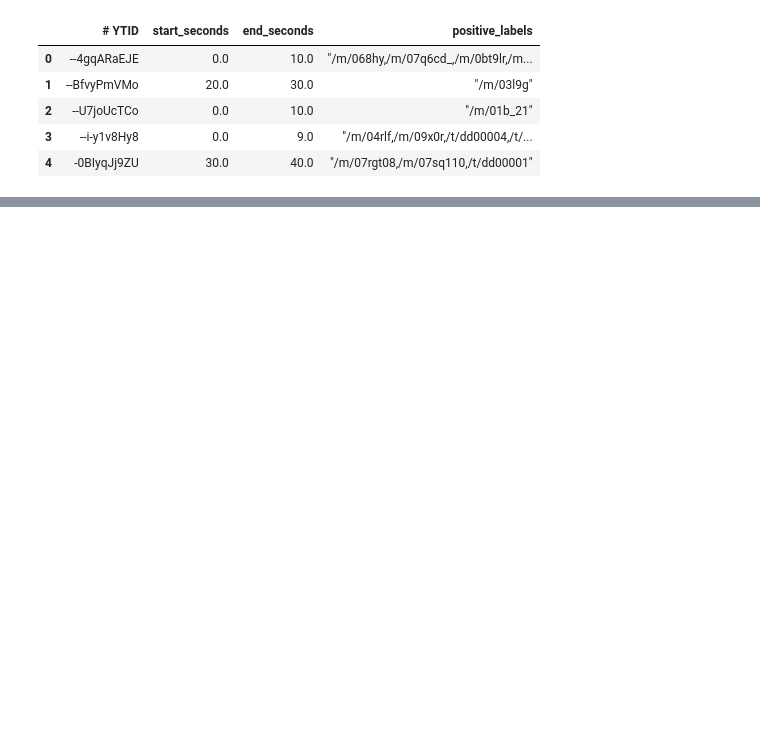
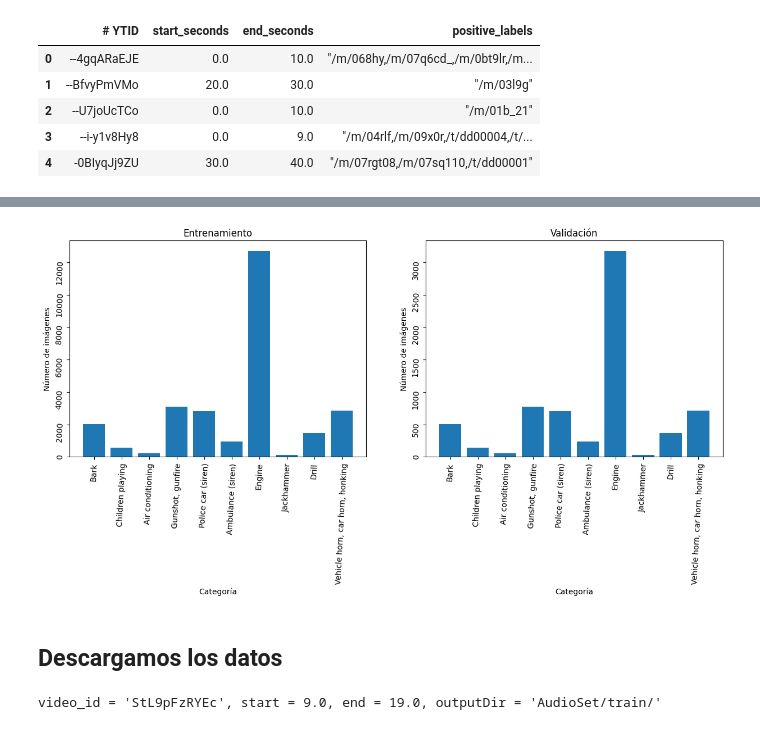
Before and after one commit to Qweryedu/Aprendizaje-Profundo, a Jupyter notebook: Proyecto/Exploracion.ipynb, the cells around one changed output, grey strips where cells are left out. Drawn from its saved outputs; the diff is of its cells as text; code cells hidden in the pictures; blank space fills up the shorter version.

```diff
--- a/Proyecto/Exploracion.ipynb
+++ b/Proyecto/Exploracion.ipynb
@@ -326,0 +368,2 @@ codes
+# %%
+df_train, df_val = train_test_split(df, test_size=.2, random_state=SEED, shuffle=True, stratify=df.indx)
@@ -326,0 +378,23 @@ codes
+# %%
+idx_ent, cuentas_ent = np.unique(df_train.indx, return_counts=True)
+idx_val, cuentas_val = np.unique(df_val.indx, return_counts=True)
+
+fig, axs = plt.subplots(nrows=1, ncols=2, figsize=(15,5))
+
+axs[0].bar(x=[indx_to_lable[indx] for indx in idx_ent], height=cuentas_ent)
+axs[0].set_title('Entrenamiento')
+axs[0].set_xlabel('Categoría')
+axs[0].set_ylabel('Número de imágenes')
+axs[0].tick_params(rotation=87)
+
+axs[1].bar(x=[indx_to_lable[indx] for indx in idx_val], height=cuentas_val)
+axs[1].set_title('Validación')
+axs[1].set_xlabel('Categoría')
+axs[1].set_ylabel('Número de imágenes')
+axs[1].tick_params(rotation=87)
+
+plt.show()
+# %% [output]
+[figure, added]
+# %% [markdown]
+## Descargamos los datos
@@ -326,0 +460,11 @@ codes
+# %%
+test = df_train.iloc[10]
+
+video_id = test['# YTID']
+start = test['start_seconds']
+end   = test['end_seconds']
+outputDir = './Data/AudioSet/train/'
+
+print(f'{video_id = }, {start = }, {end = }, {outputDir = }')
+# %% [output]
+video_id = 'StL9pFzRYEc', start = 9.0, end = 19.0, outputDir = 'AudioSet/train/'
```
Also changed, not shown: parts of 38 cells of this notebook, 1 other file.
